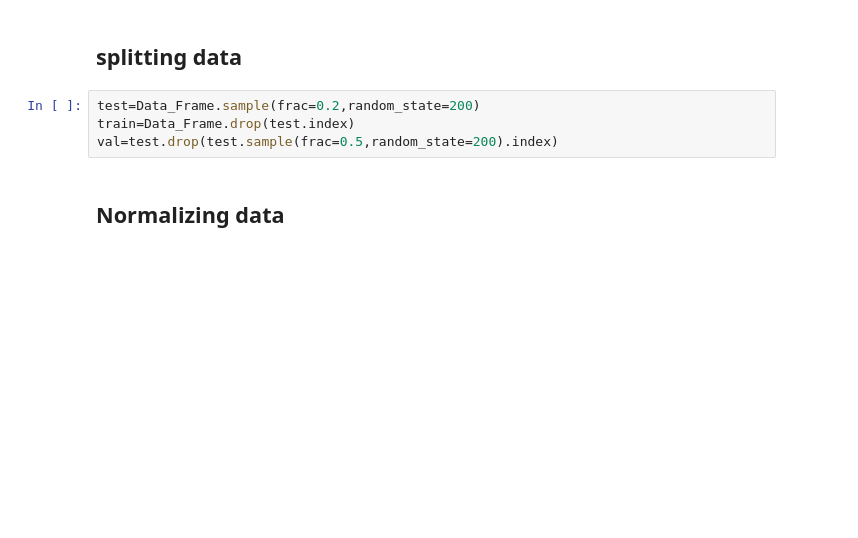
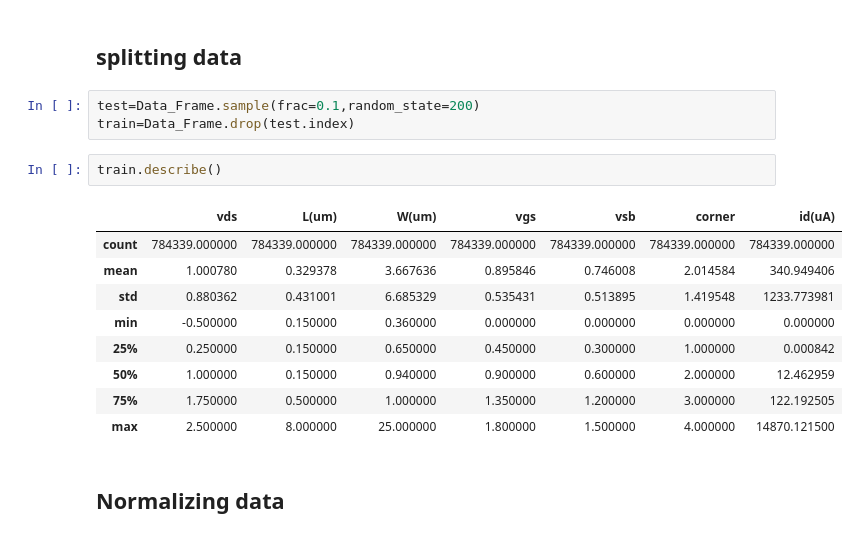
Before and after one commit to abdelrahmanabdelghany/Mabrains-Task-Transistor-Drain-Current-Prediction, a Jupyter notebook: EDA.ipynb, the cells around one changed output. Cells and saved outputs as stored; diff of their text form; blank space fills up the shorter version.

```diff
--- a/EDA.ipynb
+++ b/EDA.ipynb
@@ -161,9 +161,20 @@ sns.pairplot(Data_Frame)
 # %% [markdown]
 ## splitting data
 # %%
-test=Data_Frame.sample(frac=0.2,random_state=200)
+test=Data_Frame.sample(frac=0.1,random_state=200)
 train=Data_Frame.drop(test.index)
-val=test.drop(test.sample(frac=0.5,random_state=200).index)
+# %%
+train.describe()
+# %% [output]
+|  | vds | L(um) | W(um) | vgs | vsb | corner | id(uA) |
+| count | 784339.000000 | 784339.000000 | 784339.000000 | 784339.000000 | 784339.000000 | 784339.000000 | 784339.000000 |
+| mean | 1.000780 | 0.329378 | 3.667636 | 0.895846 | 0.746008 | 2.014584 | 340.949406 |
+| std | 0.880362 | 0.431001 | 6.685329 | 0.535431 | 0.513895 | 1.419548 | 1233.773981 |
+| min | -0.500000 | 0.150000 | 0.360000 | 0.000000 | 0.000000 | 0.000000 | 0.000000 |
+| 25% | 0.250000 | 0.150000 | 0.650000 | 0.450000 | 0.300000 | 1.000000 | 0.000842 |
+| 50% | 1.000000 | 0.150000 | 0.940000 | 0.900000 | 0.600000 | 2.000000 | 12.462959 |
+| 75% | 1.750000 | 0.500000 | 1.000000 | 1.350000 | 1.200000 | 3.000000 | 122.192505 |
+| max | 2.500000 | 8.000000 | 25.000000 | 1.800000 | 1.500000 | 4.000000 | 14870.121500 |
 # %% [markdown]
 ## Normalizing data
 # %%
```
Also changed, not shown: parts of 5 cells of this notebook, 1 other file.
